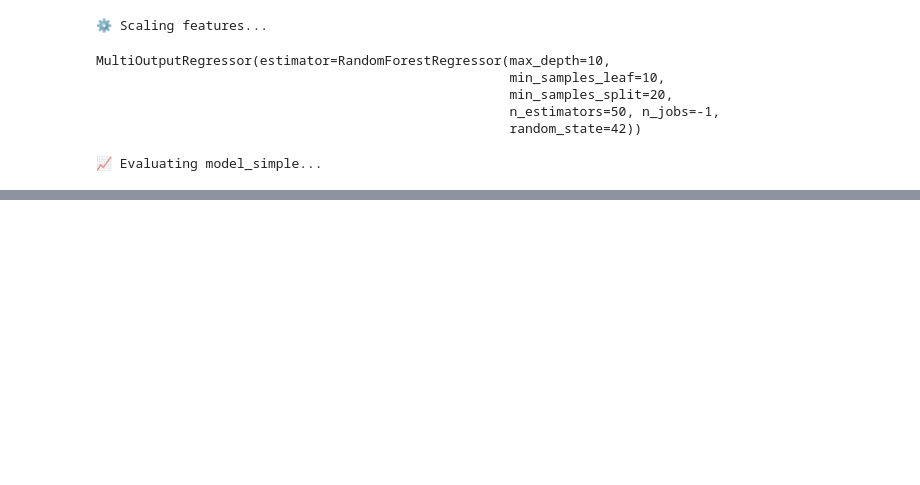
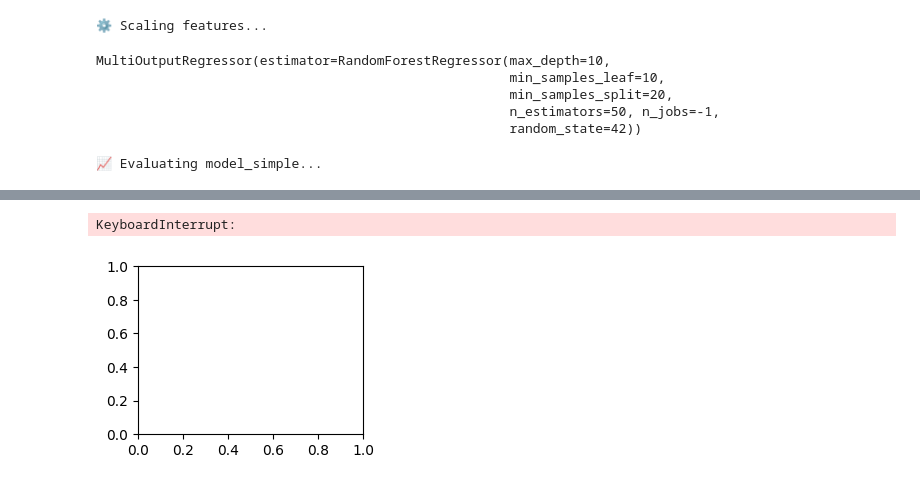
Before and after one commit to yejunkim28/Soccer-Model, a Jupyter notebook: model_2/notes/training.ipynb, the cells around one changed output, grey strips where cells are left out. Saved outputs shown, nothing was run; the diff lists cells and outputs as text; code cells hidden in the pictures; blank space fills up the shorter version.

```diff
--- a/model_2/notes/training.ipynb
+++ b/model_2/notes/training.ipynb
@@ -414,0 +491,41 @@ Test seasons: {2024: 633, 2025: 658}
+# %%
+# =============================================================================
+# ALTERNATIVE 3: Learning Curve (Sample Size vs Performance)
+# =============================================================================
+
+from sklearn.model_selection import learning_curve
+
+plt.subplot(2, 2, 3)
+
+# Use one representative target
+target_idx = TARGETS.index('Per_90_Minutes_npxG')
+y_single = y_train.iloc[:, target_idx]
+
+train_sizes, train_scores_lc, val_scores_lc = learning_curve(
+    RandomForestRegressor(n_estimators=50, random_state=42, n_jobs=-1),
+    X_train_scaled, y_single,
+    train_sizes=np.linspace(0.1, 1.0, 10),
+    cv=3, scoring='r2'
+)
+
+train_mean_lc = train_scores_lc.mean(axis=1)
+train_std_lc = train_scores_lc.std(axis=1)
+val_mean_lc = val_scores_lc.mean(axis=1)
+val_std_lc = val_scores_lc.std(axis=1)
+
+plt.plot(train_sizes, train_mean_lc, 'b-o', label='Training Score', linewidth=2)
+plt.fill_between(train_sizes, train_mean_lc - train_std_lc,
+                 train_mean_lc + train_std_lc, alpha=0.1, color='blue')
+
+plt.plot(train_sizes, val_mean_lc, 'r-o', label='Validation Score', linewidth=2)
+plt.fill_between(train_sizes, val_mean_lc - val_std_lc,
+                 val_mean_lc + val_std_lc, alpha=0.1, color='red')
+
+plt.xlabel('Training Set Size')
+plt.ylabel('R² Score')
+plt.title(f'Learning Curve: {TARGETS[target_idx]}')
+plt.legend()
+plt.grid(True, alpha=0.3)
+# %% [output]
+KeyboardInterrupt:
+[figure, added]
```
Also changed, not shown: parts of 19 cells of this notebook, 5 other files.
